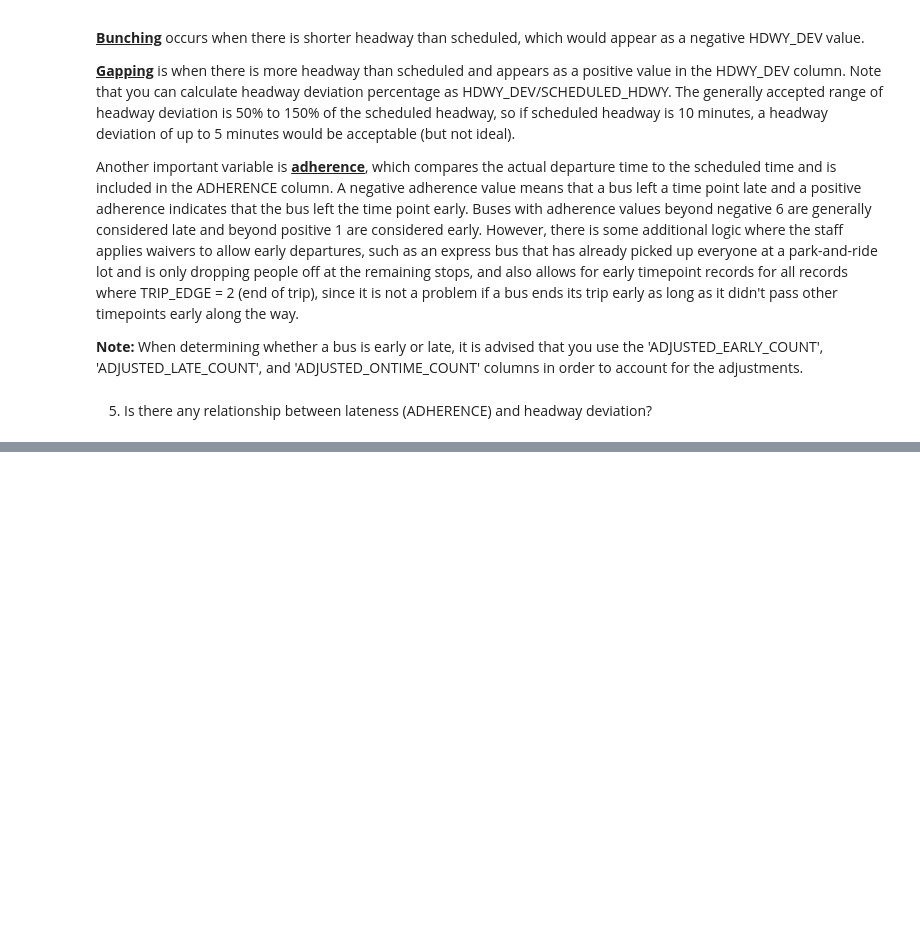
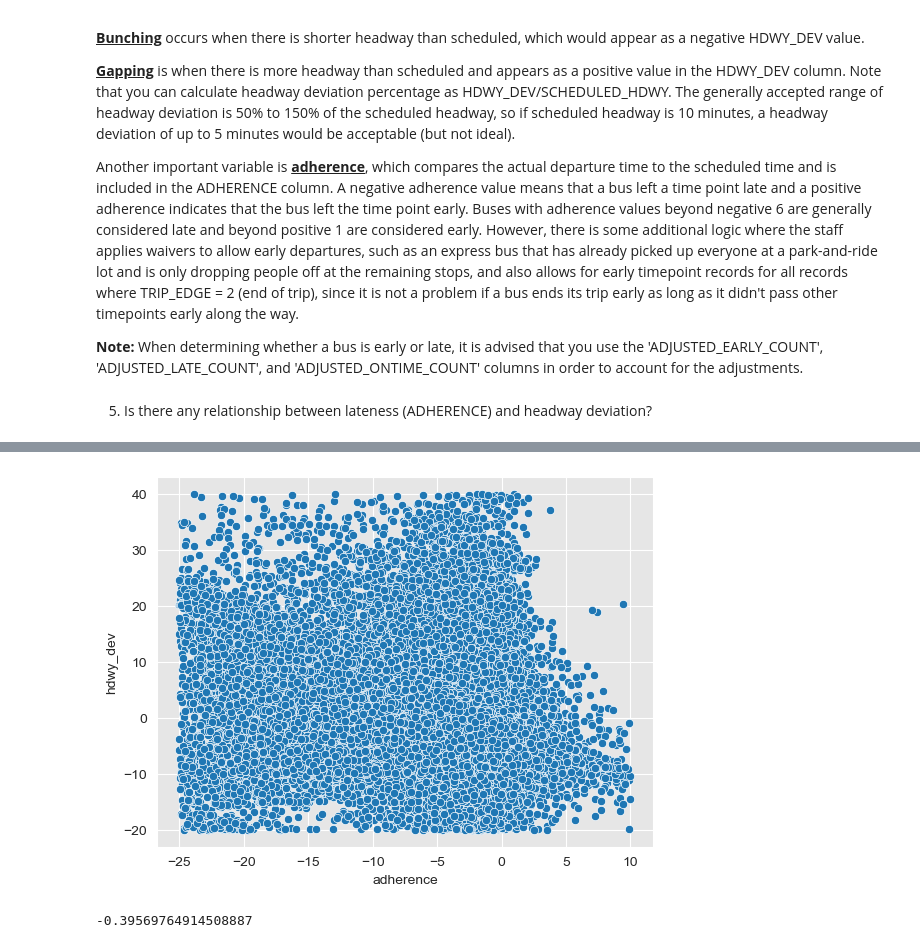
Before and after one commit to NSS-Data-Analytics-Cohort-12/wego-python-da12-pumpkin-py-latte, a Jupyter notebook: notebooks/question_5.ipynb, the cells around one changed output, grey strips where cells are left out. Cells and saved outputs as stored; diff of their text form; code cells hidden in the pictures; blank space fills up the shorter version.

```diff
--- a/notebooks/question_5.ipynb
+++ b/notebooks/question_5.ipynb
@@ -72,0 +72,14 @@ plt.show()
+# %%
+#Scatterplot after removing outliers.
+sns.scatterplot(x=wego_clean['adherence'], y=wego_clean['hdwy_dev'])
+plt.xlabel('adherence')
+plt.ylabel('hdwy_dev')
+plt.show()
+# %% [output]
+[figure, added]
+# %%
+#Prints correlation coefficient to show strength of relationship between headway deviation and adherence.
+correlation_coefficient = wego_clean['hdwy_dev'].corr(wego_clean['adherence'])
+print(correlation_coefficient)
+# %% [output]
+-0.39569764914508887
```
Also changed, not shown: parts of 14 cells of this notebook.
